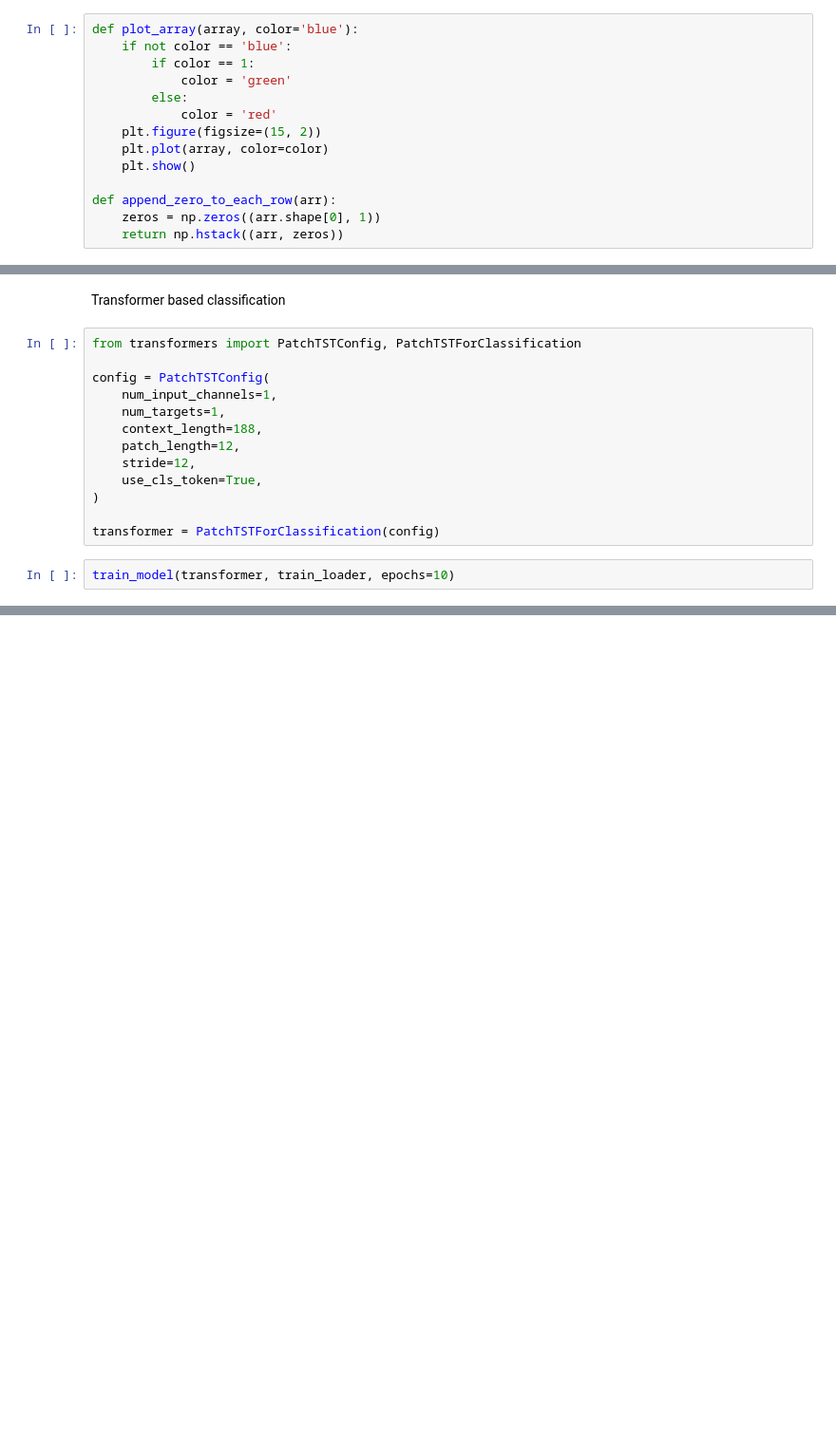
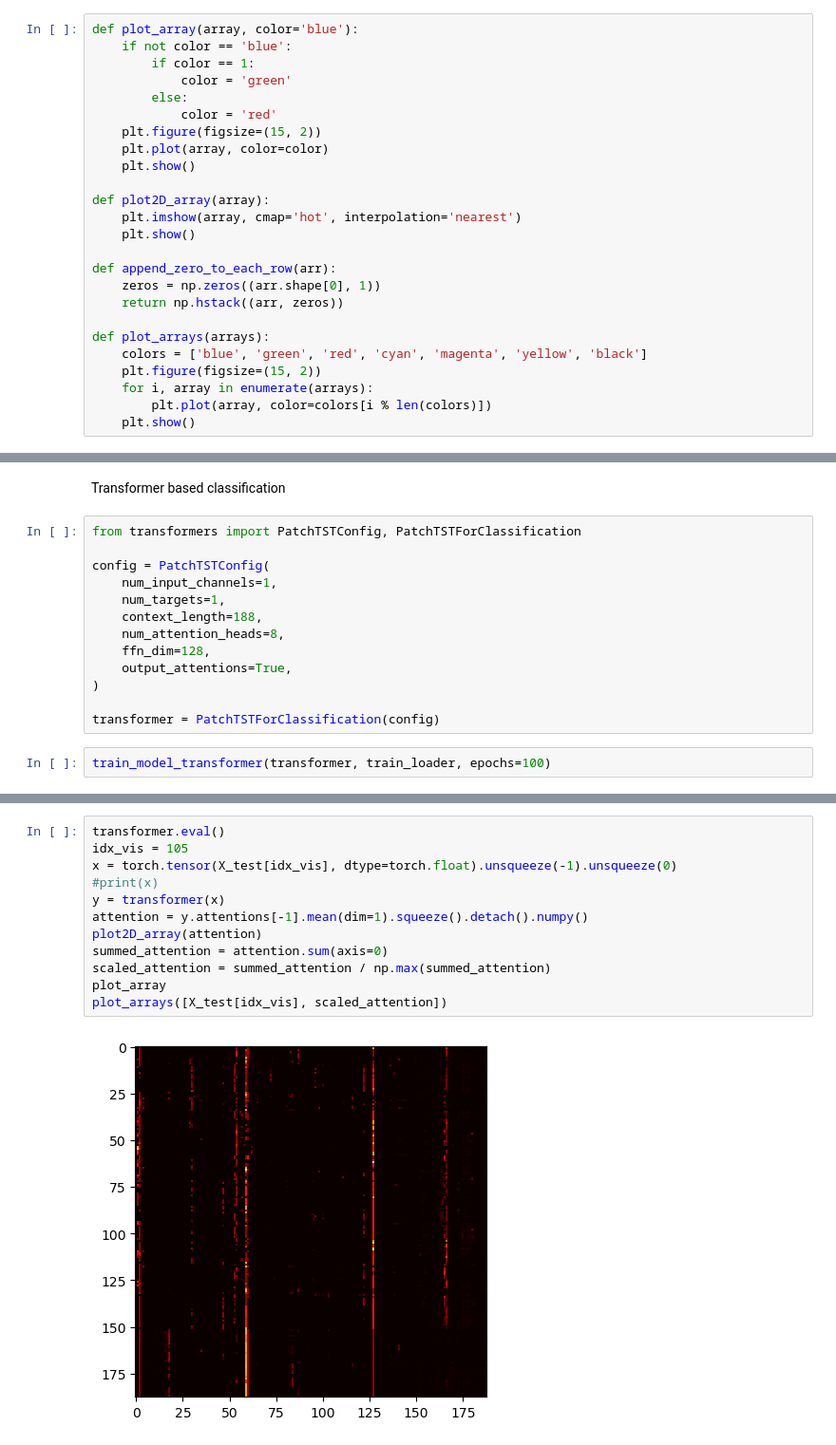
Before and after one commit to zytros/FS24, a Jupyter notebook: ML4HC/Project2/part1.ipynb, the cells around one changed output, grey strips where cells are left out. Shown at 95% size. Cells and saved outputs as stored; diff of their text form; blank space fills up the shorter version.

```diff
--- a/ML4HC/Project2/part1.ipynb
+++ b/ML4HC/Project2/part1.ipynb
@@ -18,9 +18,20 @@ def plot_array(array, color='blue'):
     plt.plot(array, color=color)
     plt.show()
 
+def plot2D_array(array):
+    plt.imshow(array, cmap='hot', interpolation='nearest')
+    plt.show()
+
 def append_zero_to_each_row(arr):
     zeros = np.zeros((arr.shape[0], 1))
     return np.hstack((arr, zeros))
+
+def plot_arrays(arrays):
+    colors = ['blue', 'green', 'red', 'cyan', 'magenta', 'yellow', 'black']
+    plt.figure(figsize=(15, 2))
+    for i, array in enumerate(arrays):
+        plt.plot(array, color=colors[i % len(colors)])
+    plt.show()
 # %%
 df_train = pd.read_csv('data/ptbdb_train.csv')
 df_test = pd.read_csv('data/ptbdb_test.csv')
@@ -345,12 +403,12 @@ config = PatchTSTConfig(
     num_input_channels=1,
     num_targets=1,
     context_length=188,
-    patch_length=12,
-    stride=12,
-    use_cls_token=True,
+    num_attention_heads=8,
+    ffn_dim=128,
+    output_attentions=True,
 )
 
 transformer = PatchTSTForClassification(config)
 # %%
-train_model(transformer, train_loader, epochs=10)
+train_model_transformer(transformer, train_loader, epochs=100)
 # %% [output]
@@ -357,0 +438,14 @@ ValueError: Input sequence length (32) doesn't match model configuration (188).
+# %%
+transformer.eval()
+idx_vis = 105
+x = torch.tensor(X_test[idx_vis], dtype=torch.float).unsqueeze(-1).unsqueeze(0)
+#print(x)
+y = transformer(x)
+attention = y.attentions[-1].mean(dim=1).squeeze().detach().numpy()
+plot2D_array(attention)
+summed_attention = attention.sum(axis=0)
+scaled_attention = summed_attention / np.max(summed_attention)
+plot_array
+plot_arrays([X_test[idx_vis], scaled_attention])
+# %% [output]
+[figure, added]
```
Also changed, not shown: parts of 13 cells of this notebook.
